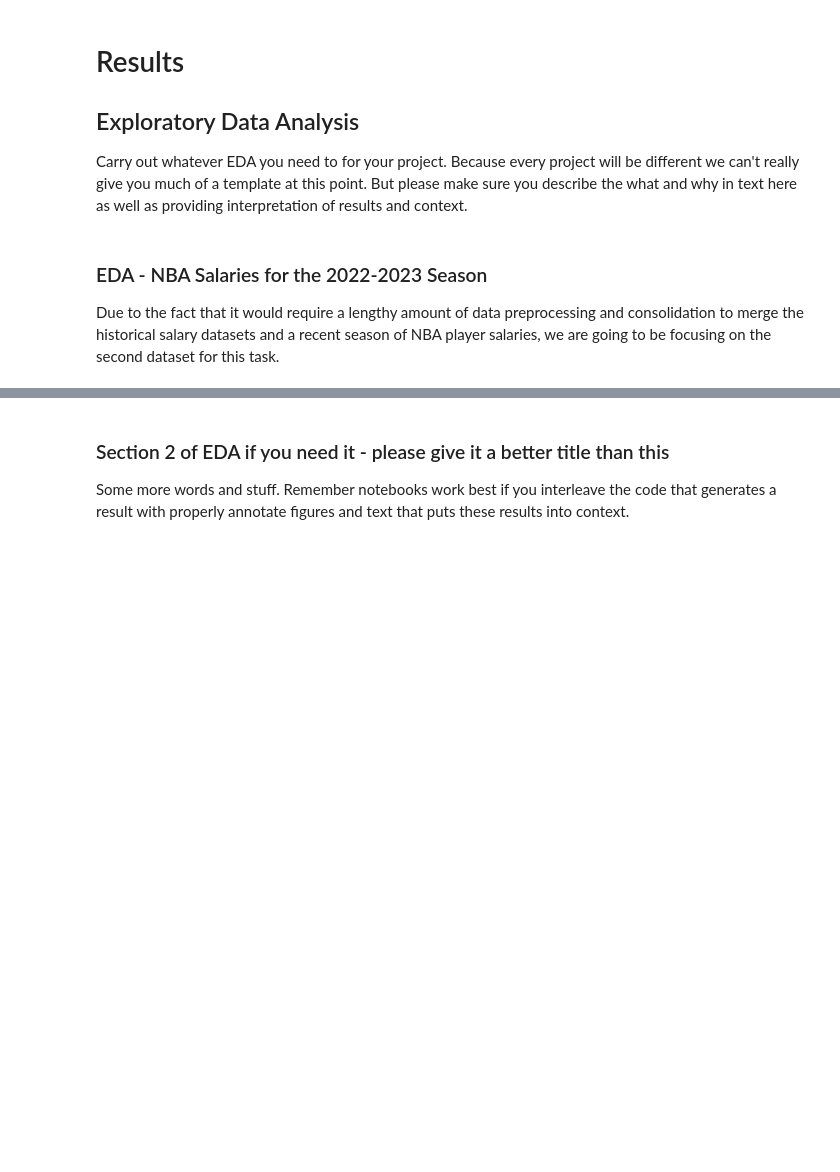
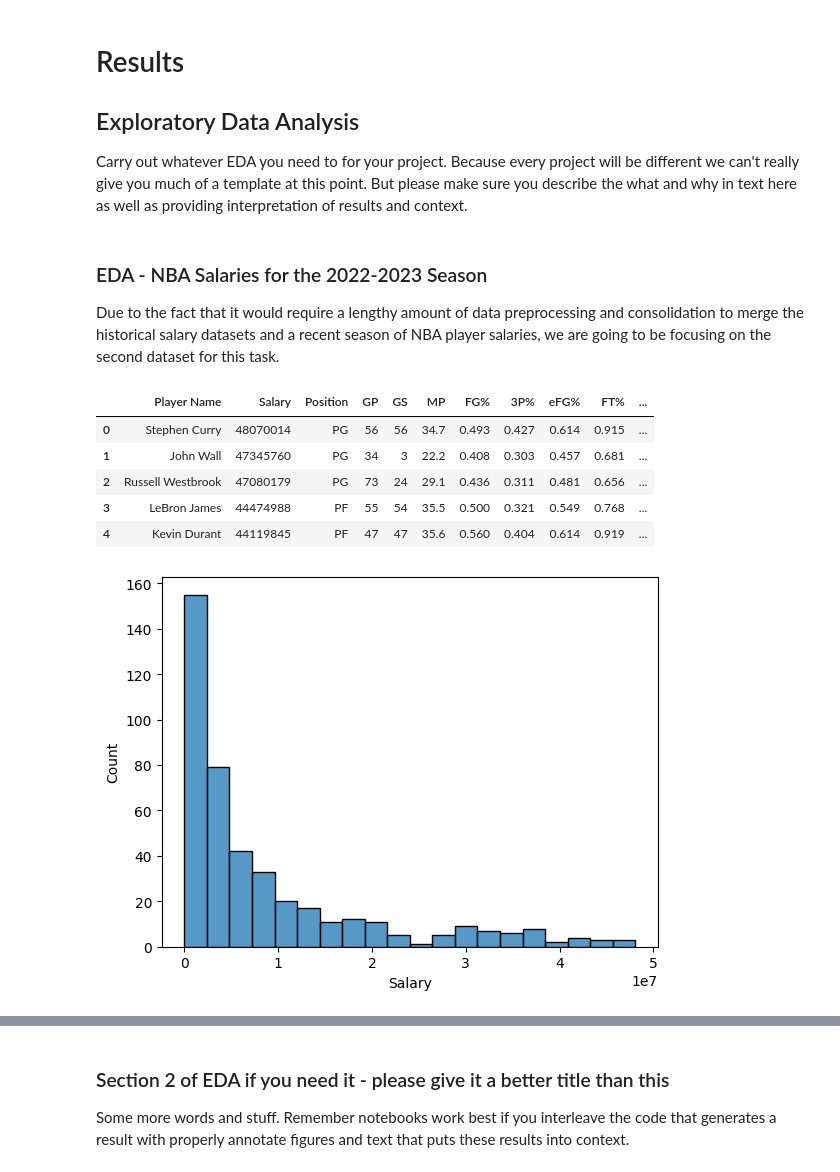
Before and after one commit to COGS108/Group048_WI24, a Jupyter notebook: EDACheckpoint_Group048_WI24.ipynb, the cells around one changed output, grey strips where cells are left out. Cells and saved outputs as stored; diff of their text form; code cells hidden in the pictures; blank space fills up the shorter version.

```diff
--- a/EDACheckpoint_Group048_WI24.ipynb
+++ b/EDACheckpoint_Group048_WI24.ipynb
@@ -148,6 +189,8 @@ Error:
 # %%
 df2 = pd.read_csv('NBA_Player_Salaries_2022-23.csv')
 df2 = df2.drop(['Unnamed: 0', 'Age', 'Team'], axis=1)
+df2 = df2.dropna()
+
 print("Number of variables:", df2.shape[1])
 print("Number of observations:", df2.shape[0])
-df2.head()
+df2['Position'].value_counts()
@@ -164,20 +221,28 @@ Due to the fact that it would require a lengthy amount of data preprocessing and
 # %%
 ## First, we want to plot the distribution of player salaries across all positions for the given season
 sns.histplot(data=df2, x='Salary')
 
 # We also want to plot the distribution of relevant statistics amongst all players for an insight if there are any general trends across all positions that contribute to a player's salary
 # For clarity, we want to analyze the following features in the CSV, as they are the most reflective of all the data in the table
 # Additionally, we want to omit some of the statistics that are calculated by the NBA, such as PER, TS%, and others as these statistics are not directly reflective of a player's performance but rather the NBA's own numerical analysis of such
-# We are including: GP (Games Played), GS (Games Started), MP (Minutes Played), FG% (Field Goal Percentage), 3P% (3-Point Percentage), eFG% (Effective Field Goal), FT% (Free Throw Percentage), TRB (Total Rebounds per Game), AST (Assists per Game), STL (Steals per Game), BLK (Blocks per Game), TOV (Turnover per Game), PTS (Points per Game)
+# We are including: GP (Games Played), GS (Games Started), MP (Minutes Played), FG% (Field Goal Percentage),
+# 3P% (3-Point Percentage), eFG% (Effective Field Goal), FT% (Free Throw Percentage), TRB (Total Rebounds per Game),
+# AST (Assists per Game), STL (Steals per Game), BLK (Blocks per Game), TOV (Turnover per Game), PTS (Points per Game)
 
+df2 = df2.drop(['FG', 'FGA', '3P', '3PA', '2P', '2PA', '2P%', 'FT', 'FTA', 'ORB', 'DRB', 'PF', 'Total Minutes', 'PER',
+                'TS%', '3PAr', 'FTr', 'ORB%', 'DRB%', 'TRB%', 'AST%', 'STL%', 'BLK%', 'TOV%', 'USG%', 'OWS', 'DWS', 'WS',
+                'WS/48', 'OBPM', 'DBPM', 'BPM', 'VORP'], axis=1)
+df2.head()
 
-# Groupmate's code here: preferably generate a seaborn heatmap to plot an entire graph of all these relationships against one another
-# Also, we want to see the general distribution of these statistics across all players
-
-
-# Next, we want to split the DataFrame
-# Do the same thing we did above for the general players, but with all 5 positions
 
 
 # Finally, for further validity, we can use predictive modeling to see which feature influences the target (a player salary) by seeing which one leads to the highest coefficient (beta)
 # Basically, we can do the Multi-LinReg taught in lecture or other more complex models
+# %% [output]
+|  | Player Name | Salary | Position | GP | GS | MP | FG% | 3P% | eFG% | FT% | ... |
+| 0 | Stephen Curry | 48070014 | PG | 56 | 56 | 34.7 | 0.493 | 0.427 | 0.614 | 0.915 | ... |
+| 1 | John Wall | 47345760 | PG | 34 | 3 | 22.2 | 0.408 | 0.303 | 0.457 | 0.681 | ... |
+| 2 | Russell Westbrook | 47080179 | PG | 73 | 24 | 29.1 | 0.436 | 0.311 | 0.481 | 0.656 | ... |
+| 3 | LeBron James | 44474988 | PF | 55 | 54 | 35.5 | 0.500 | 0.321 | 0.549 | 0.768 | ... |
+| 4 | Kevin Durant | 44119845 | PF | 47 | 47 | 35.6 | 0.560 | 0.404 | 0.614 | 0.919 | ... |
+[figure, added]
```
Also changed, not shown: parts of 22 cells of this notebook, 1 other file.
